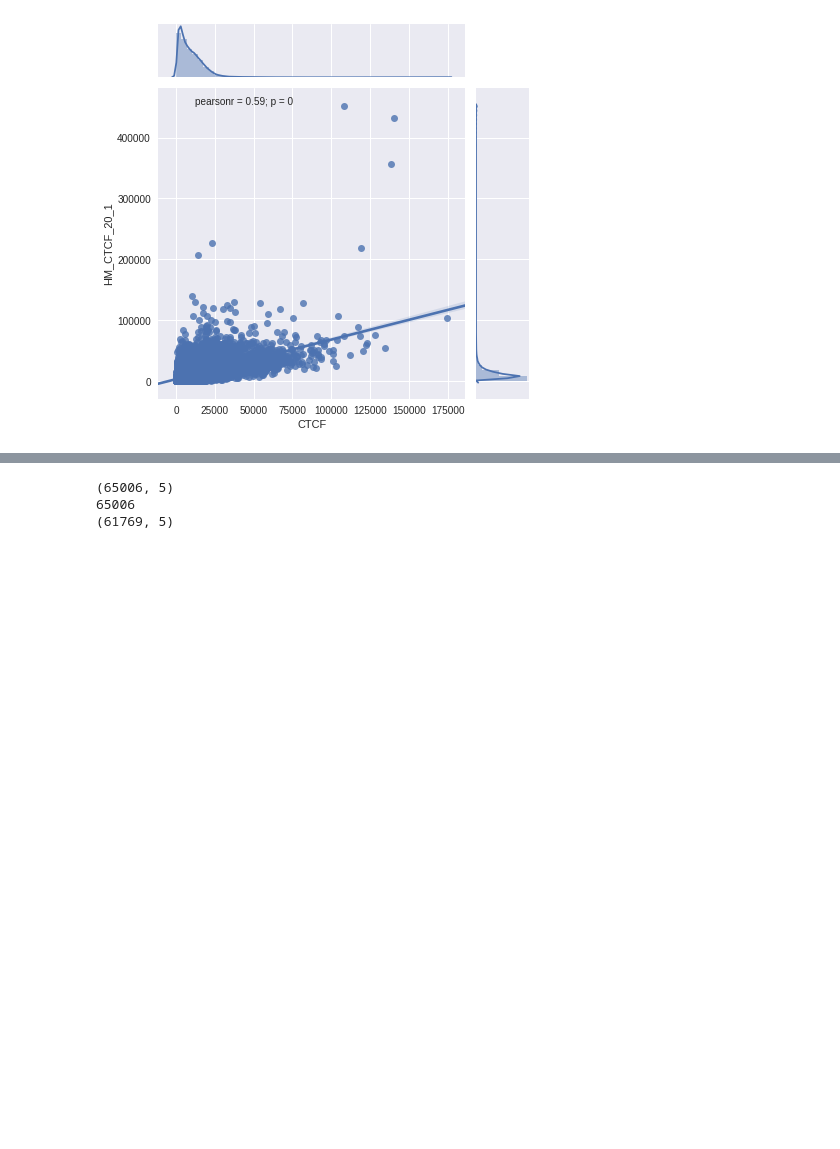
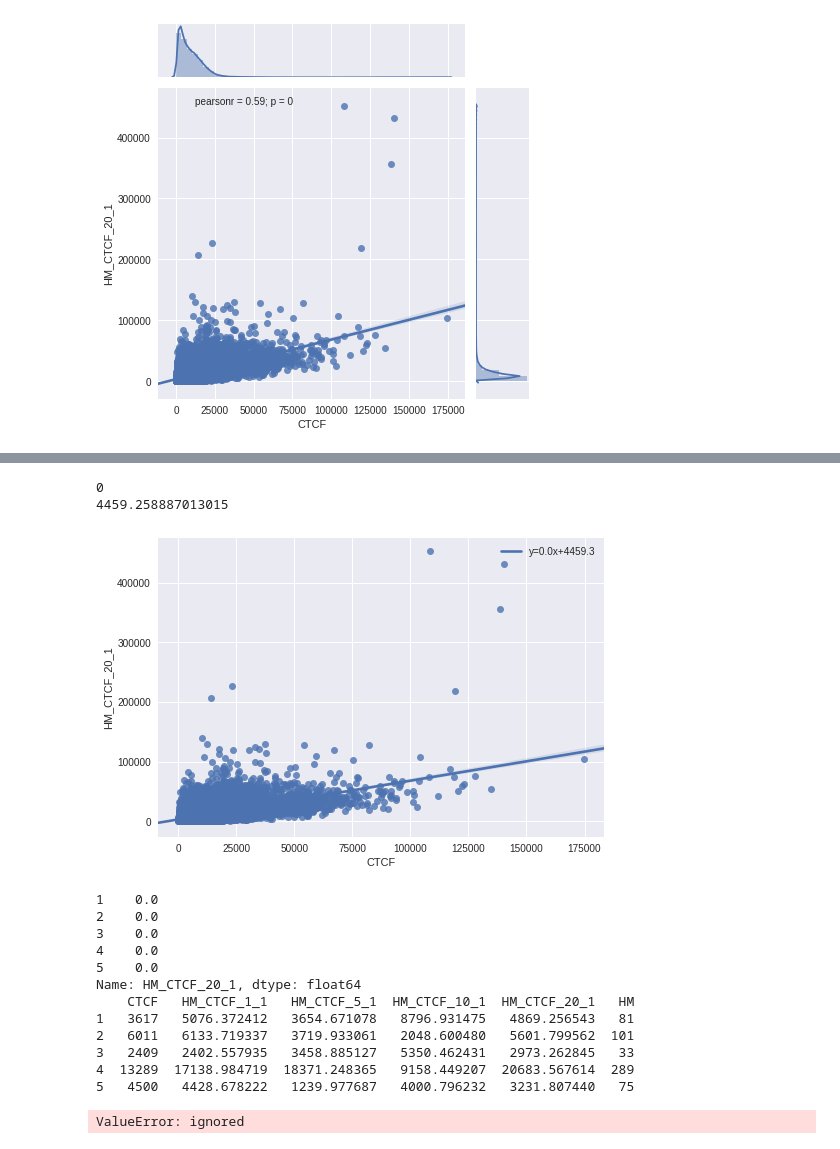
Before and after one commit to sidwekhande/spike-in, a Jupyter notebook: Data_Analysis_of_a_ChIP_seq_spike_in_reference.ipynb, the cells around one changed output, grey strips where cells are left out. Cells and saved outputs as stored; diff of their text form; code cells hidden in the pictures; blank space fills up the shorter version.

```diff
--- a/Data_Analysis_of_a_ChIP_seq_spike_in_reference.ipynb
+++ b/Data_Analysis_of_a_ChIP_seq_spike_in_reference.ipynb
@@ -233,19 +245,56 @@ The 'normed' kwarg was deprecated in Matplotlib 2.1 and will be removed in 3.1.
 # %%
 #Could look at ratios of HM to see if they are constant (would not work, as ratios are different)
 
 '''#Subtracting any possible read count contribution from HM in the spike-in experiment
 HM_CTCF_1_20_rc["ReadCounts"] = HM_CTCF_1_20_rc["ReadCounts"] - HM_rc["ReadCounts"]
 HM_CTCF_1_10_rc["ReadCounts"] = HM_CTCF_1_10_rc["ReadCounts"]- HM_rc["ReadCounts"]
 HM_CTCF_1_5_rc["ReadCounts"] = HM_CTCF_1_5_rc["ReadCounts"] - HM_rc["ReadCounts"]
 HM_CTCF_1_1_rc["ReadCounts"] = HM_CTCF_1_1_rc["ReadCounts"] - HM_rc["ReadCounts"]
 '''
 
 #Testing
 #sum_df[sum_df["HM_CTCF_1_1"]!=0]
+'''
 print(sum_df.shape)
 print(len (sum_df["CTCF"]))
-print(sum_df[sum_df["HM_CTCF_20_1"]!=0].shape)
+print(sum_df[sum_df["HM_CTCF_20_1"]!=0].shape)'''
+
+
+#sns.countplot(df['batting'], ax=ax[0])
+#sns.countplot(df['bowling'], ax=ax[1])
+slope, intercept, r_value, p_value, std_err = stats.linregress(sum_df['HM_CTCF_20_1'],sum_df['CTCF'])
+slope=int(slope)
+print(slope)
+print(intercept)
+df1 = sum_df["HM_CTCF_20_1"]*slope
+ax = sns.regplot(x=sum_df["CTCF"], y=sum_df["HM_CTCF_20_1"],
+ line_kws={'label':"y={0:.1f}x+{1:.1f}".format(slope,intercept)})
+
+# plot legend
+ax.legend()
+
+plt.show()
+print(df1.head())
+print(sum_df.head())
 # %% [output]
-(65006, 5)
-65006
-(61769, 5)
+0
+4459.258887013015
+[figure, added]
+1    0.0
+2    0.0
+3    0.0
+4    0.0
+5    0.0
+Name: HM_CTCF_20_1, dtype: float64
+    CTCF   HM_CTCF_1_1   HM_CTCF_5_1  HM_CTCF_10_1  HM_CTCF_20_1   HM
+1   3617   5076.372412   3654.671078   8796.931475   4869.256543   81
+2   6011   6133.719337   3719.933061   2048.600480   5601.799562  101
+3   2409   2402.557935   3458.885127   5350.462431   2973.262845   33
+4  13289  17138.984719  18371.248365   9158.449207  20683.567614  289
+5   4500   4428.678222   1239.977687   4000.796232   3231.807440   75
+# %%
+hm = pd.DataFrame()
+hm = sum_df
+#subtract middle columns by first columns, drop first and last column and plot heatmap. See if loss is because of chr regions.
+# %% [output]
+ValueError: ignored
```
Also changed, not shown: parts of 11 cells of this notebook.
